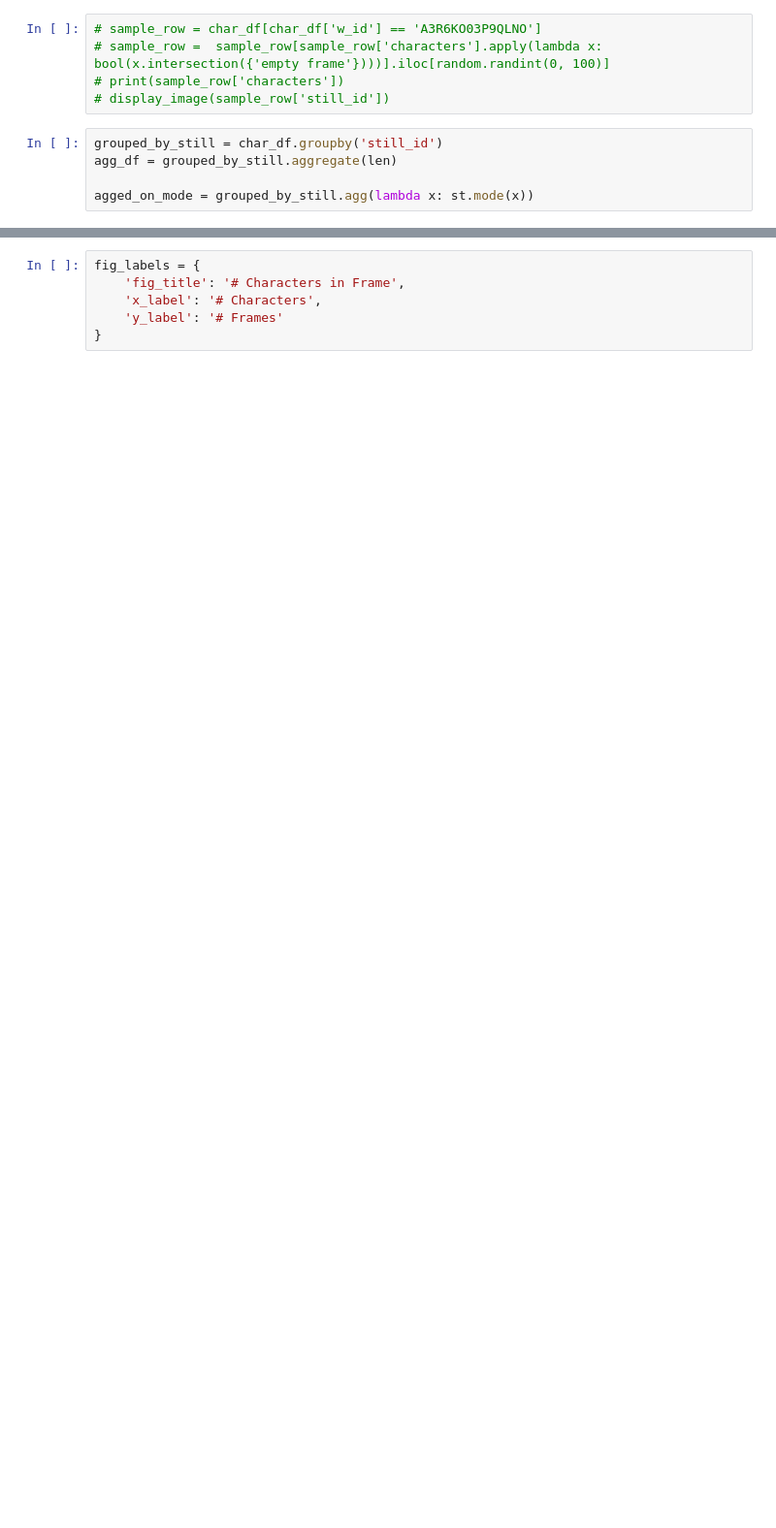
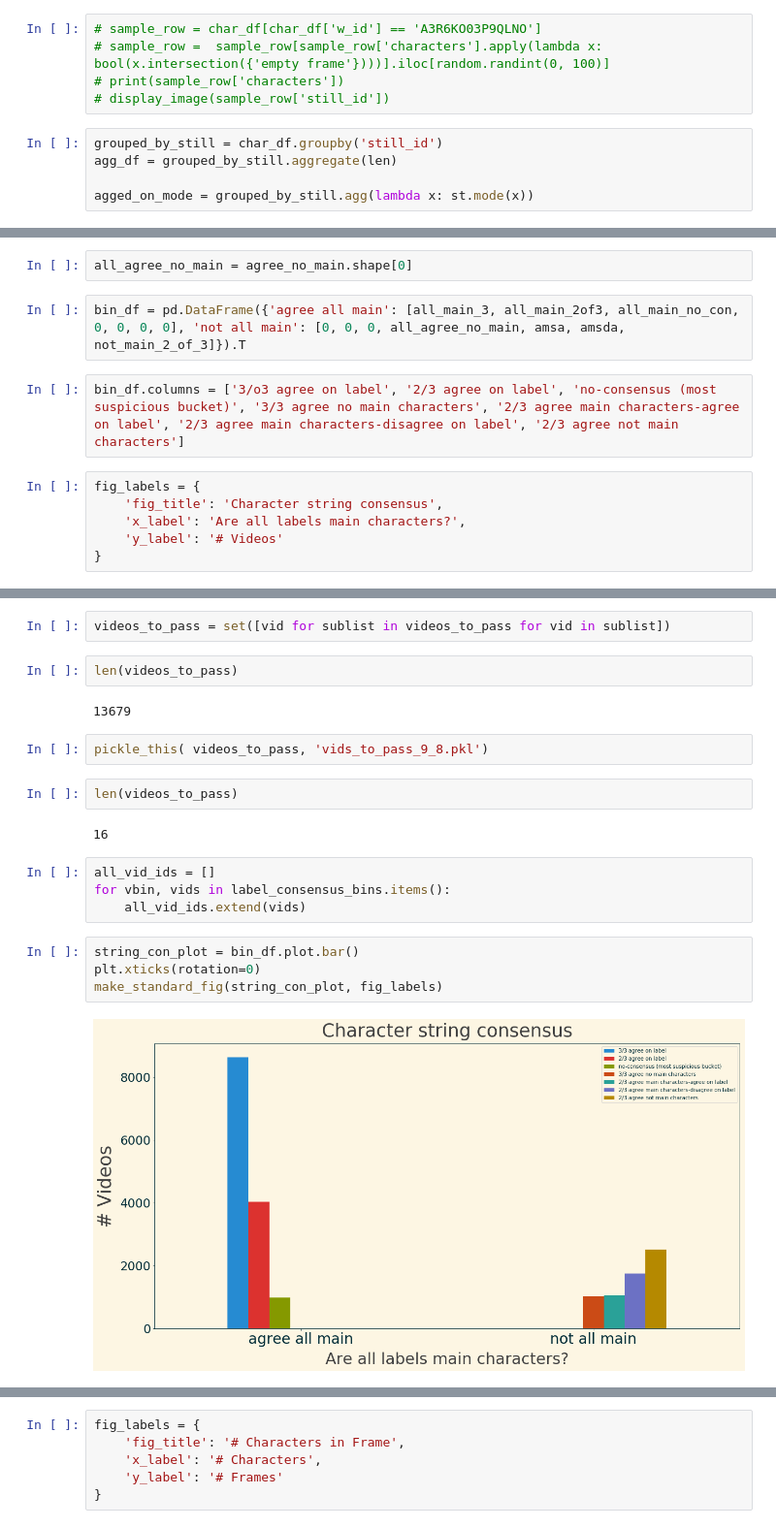
Before and after one commit to drschwenk/stage_1, a Jupyter notebook: mturk_analyzer.ipynb, the cells around one changed output, grey strips where cells are left out. Shown at 97% size. Cells and saved outputs as stored; diff of their text form; blank space fills up the shorter version.

```diff
--- a/mturk_analyzer.ipynb
+++ b/mturk_analyzer.ipynb
@@ -530 +605,13 @@ consensus_count_df = consensus_results_df[consensus_results_df['count_mode'] > 1
+# %%
+all_agree_no_main = agree_no_main.shape[0]
+# %%
+bin_df = pd.DataFrame({'agree all main': [all_main_3, all_main_2of3, all_main_no_con, 0, 0, 0, 0], 'not all main': [0, 0, 0, all_agree_no_main, amsa, amsda, not_main_2_of_3]}).T
+# %%
+bin_df.columns = ['3/o3 agree on label', '2/3 agree on label', 'no-consensus (most suspicious bucket)', '3/3 agree no main characters', '2/3 agree main characters-agree on label', '2/3 agree main characters-disagree on label', '2/3 agree not main characters']
+# %%
+fig_labels = {
+    'fig_title': 'Character string consensus',
+    'x_label': 'Are all labels main characters?',
+    'y_label': '# Videos'
+}
 # %%
@@ -531,0 +634,22 @@ consensus_count_df['frame_char_count'] = consensus_count_df['n_chars'].apply(lam
+# %%
+videos_to_pass = set([vid for sublist in videos_to_pass for vid in sublist])
+# %%
+len(videos_to_pass)
+# %% [output]
+13679
+# %%
+pickle_this( videos_to_pass, 'vids_to_pass_9_8.pkl')
+# %%
+len(videos_to_pass)
+# %% [output]
+16
+# %%
+all_vid_ids = []
+for vbin, vids in label_consensus_bins.items():
+    all_vid_ids.extend(vids)
+# %%
+string_con_plot = bin_df.plot.bar()
+plt.xticks(rotation=0)
+make_standard_fig(string_con_plot, fig_labels)
+# %% [output]
+[figure, added]
```
Also changed, not shown: parts of 49 cells of this notebook, 2 other files.
